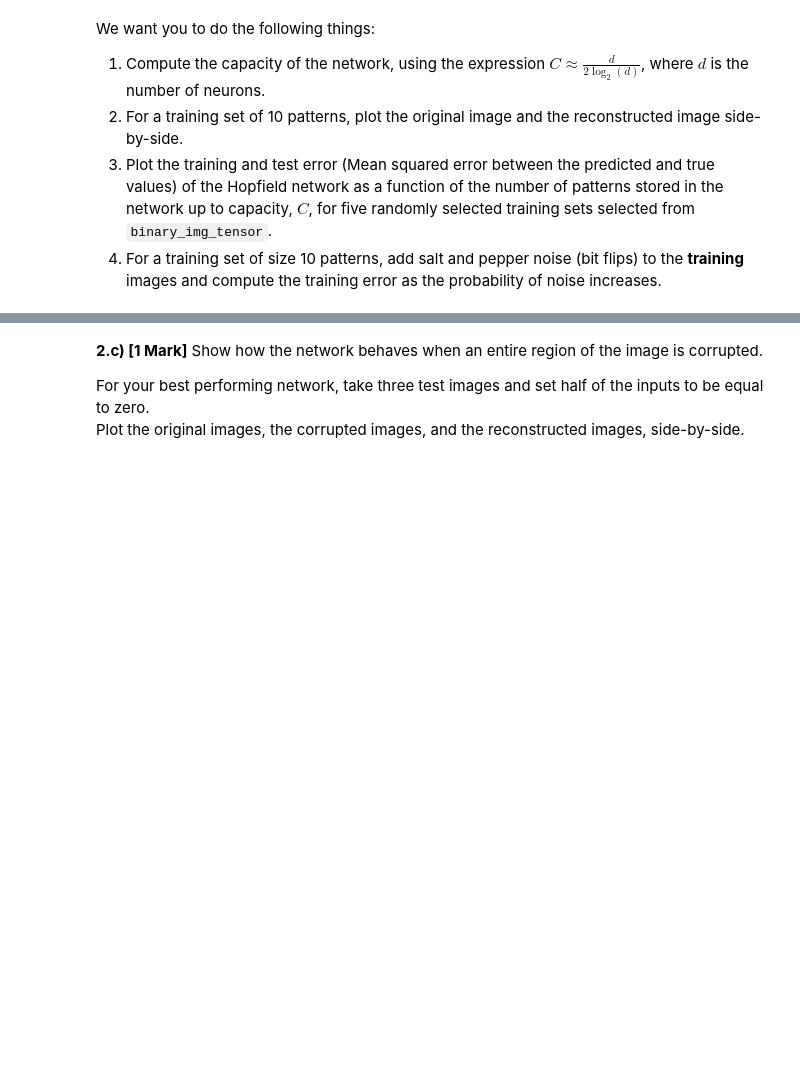
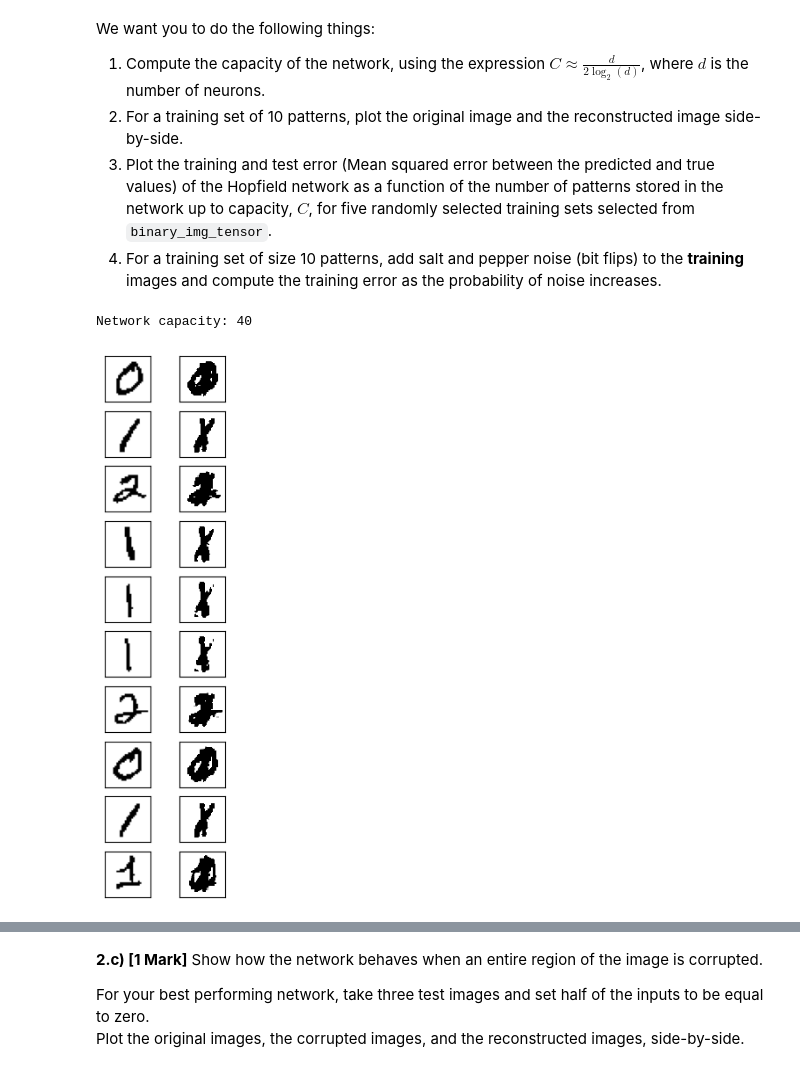
Before and after one commit to kateharvey/SYDE552, a Jupyter notebook: Assignments/20829173-syde552-assignment3.ipynb, the cells around one changed output, grey strips where cells are left out. Drawn from its saved outputs; the diff is of its cells as text; code cells hidden in the pictures; blank space fills up the shorter version.

```diff
--- a/Assignments/20829173-syde552-assignment3.ipynb
+++ b/Assignments/20829173-syde552-assignment3.ipynb
@@ -160,13 +201,34 @@ C = # your code here
+# %%
+## 2.a.1 - Compute network capacity.
+d = 784 # d is the number of neurons in the network, 28x28 = 784
+C = d / (2 * np.log2(d))
+C = int(C)
+print(f"Network capacity: {C}")
+# %% [output]
+Network capacity: 40
 # %%
 # 2.a.2 - plot original and reconstructed imatges.
-plt.figure()
+
 # create weight matrix, W
+W = outer_product_hopfield_matrix(binary_img_tensor[:10,:])
+# print(W.shape)
+plt.figure(figsize=(2,8))
+
 for i in range(10):
     # reconstruct training image, i.
+    reconstructed_img = W @ binary_img_tensor[i,:].reshape((1,-1)).T
+
+    # plot original image
     plt.subplot(10,2,1+2*i)
-    # plot original image
-    # [your code here]
+    plt.xticks([])
+    plt.yticks([])
+    plt.imshow(binary_imgs[i].reshape((28,28)), vmin=-1, vmax=1, cmap='gray_r')
+
+    # plot reconstructed image
     plt.subplot(10,2,1+2*i+1)
-    # plot reconstructed image.
-    # [your code here]
+    plt.xticks([])
+    plt.yticks([])
+    plt.imshow(reconstructed_img.reshape((28,28)), vmin=-1, vmax=1, cmap='gray_r')
+# %% [output]
+[figure, added]
 # %%
```
Also changed, not shown: parts of 36 cells of this notebook.
